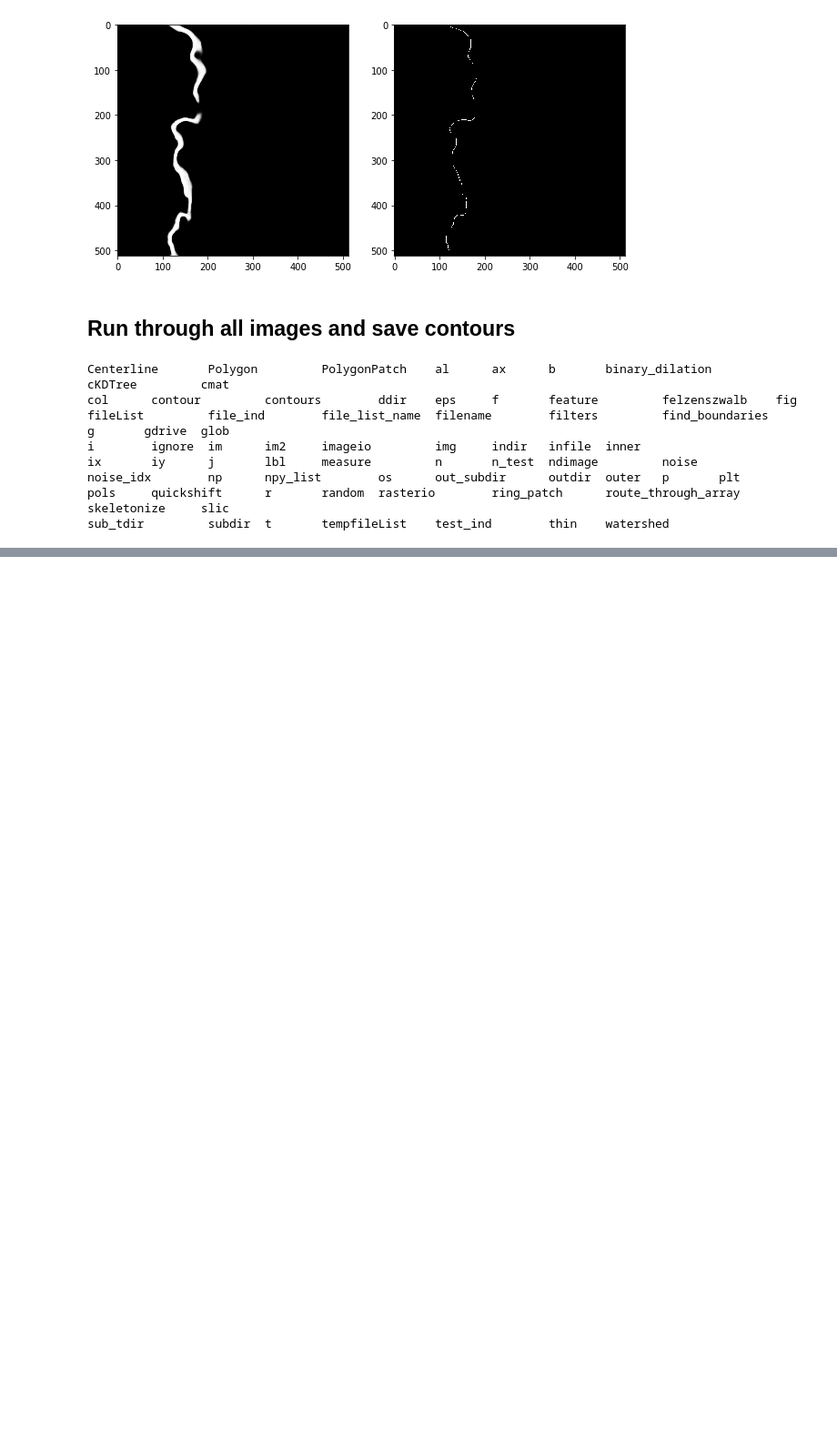
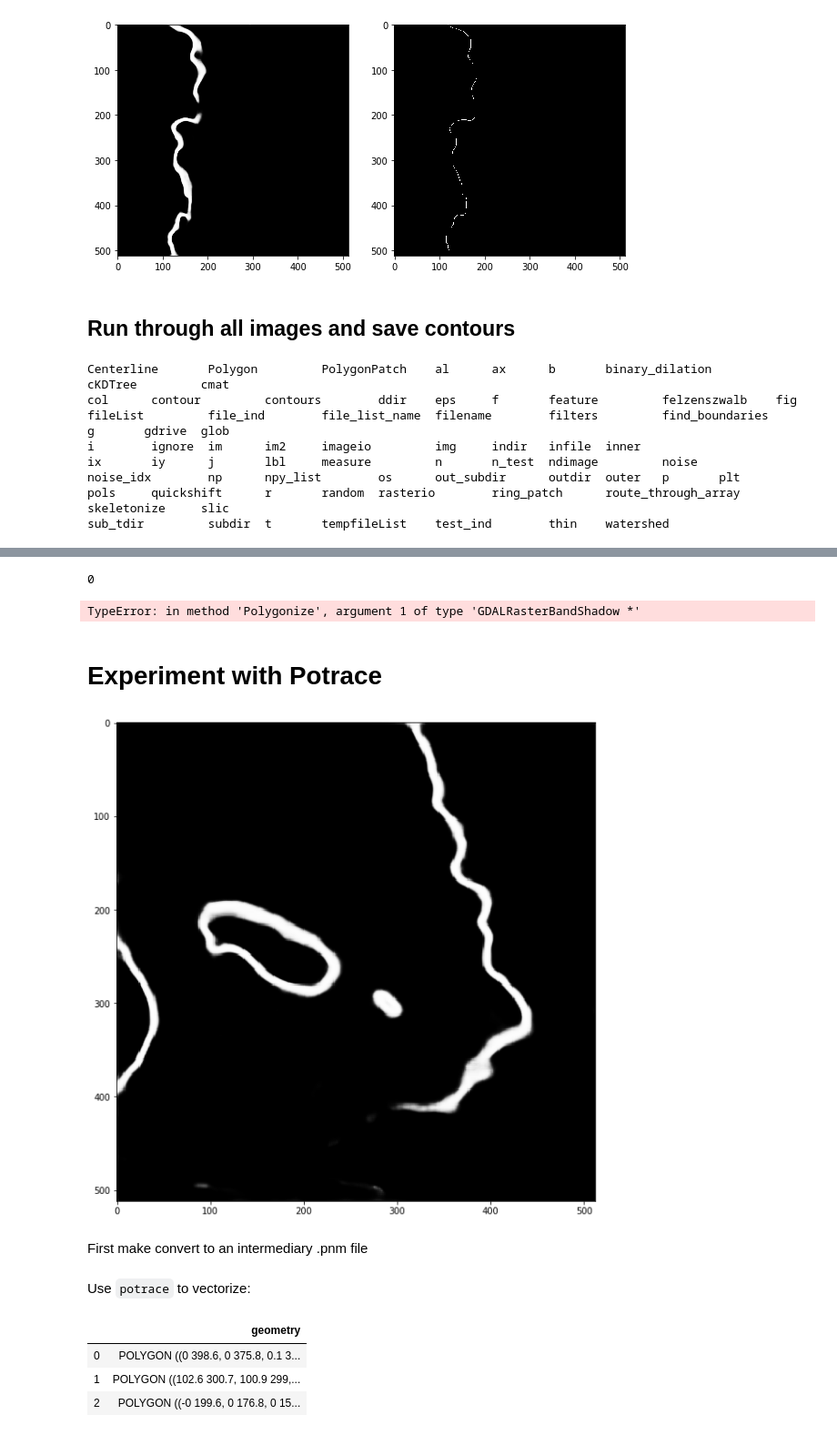
Before and after one commit to yaramohajerani/GL_learning, a Jupyter notebook: GL_postprocessing_geocoded_complex.ipynb, the cells around one changed output, grey strips where cells are left out. Shown at 91% size. Cells and saved outputs as stored; diff of their text form; code cells hidden in the pictures; blank space fills up the shorter version.

Commit message:
experiment with potrace and centerline modules

```diff
--- a/GL_postprocessing_geocoded_complex.ipynb
+++ b/GL_postprocessing_geocoded_complex.ipynb
@@ -468,0 +489,22 @@ for t in ['Train']: #['Train','Test']
+# %%
+utShapefile = "polygonized"
+driver = ogr.GetDriverByName("ESRI Shapefile")
+
+#-- delete exisiting file
+if os.path.exists(outfile):
+    driver.DeleteDataSource(outfile)
+outDatasource = driver.CreateDataSource(outfile)
+outLayer = outDatasource.CreateLayer("polygonized", srs=None)
+
+newField = ogr.FieldDefn('MYFLD', ogr.OFTInteger)
+outLayer.CreateField(newField)
+# %% [output]
+0
+# %%
+gdal.Polygonize(im,None,outLayer, 0, [], callback=None)
+outDatasource.Destroy()
+sourceRaster = None
+# %% [output]
+TypeError: in method 'Polygonize', argument 1 of type 'GDALRasterBandShadow *'
+# %% [markdown]
+# Experiment with Potrace
@@ -468,0 +513,11 @@ for t in ['Train']: #['Train','Test']
+# %%
+infile = '/Users/yaramohajerani/Google Drive File Stream/My Drive/GL_Learning/Train_predictions.dir/atrous_32init_drop0.2_customLossR727.dir/pred_gl_007_180424-180430-180430-180506_021604-010708-010708-021779_T050918_T050832_x1930_y1024_DIR01.png'
+test_ind = fileList['Train'].index(infile)
+im = imageio.imread(fileList['Train'][test_ind]).astype(float)/255.
+fig = plt.figure(1,figsize=(10,10))
+plt.imshow(im, cmap=plt.cm.gray)
+plt.show()
+# %% [output]
+[figure, added]
+# %% [markdown]
+First make convert to an intermediary .pnm file
@@ -468,0 +526,2 @@ for t in ['Train']: #['Train','Test']
+# %% [markdown]
+Use `potrace` to vectorize:
@@ -468,0 +530,8 @@ for t in ['Train']: #['Train','Test']
+# %%
+gdf = gpd.read_file('/Users/yaramohajerani/pred_gl_007_180424-180430-180430-180506_021604-010708-010708-021779_T050918_T050832_x1930_y1024_DIR01.geojson')
+gdf
+# %% [output]
+|  | geometry |
+| 0 | POLYGON ((0 398.6, 0 375.8, 0.1 3... |
+| 1 | POLYGON ((102.6 300.7, 100.9 299,... |
+| 2 | POLYGON ((-0 199.6, 0 176.8, 0 15... |
```
Also changed, not shown: parts of 61 cells of this notebook.
